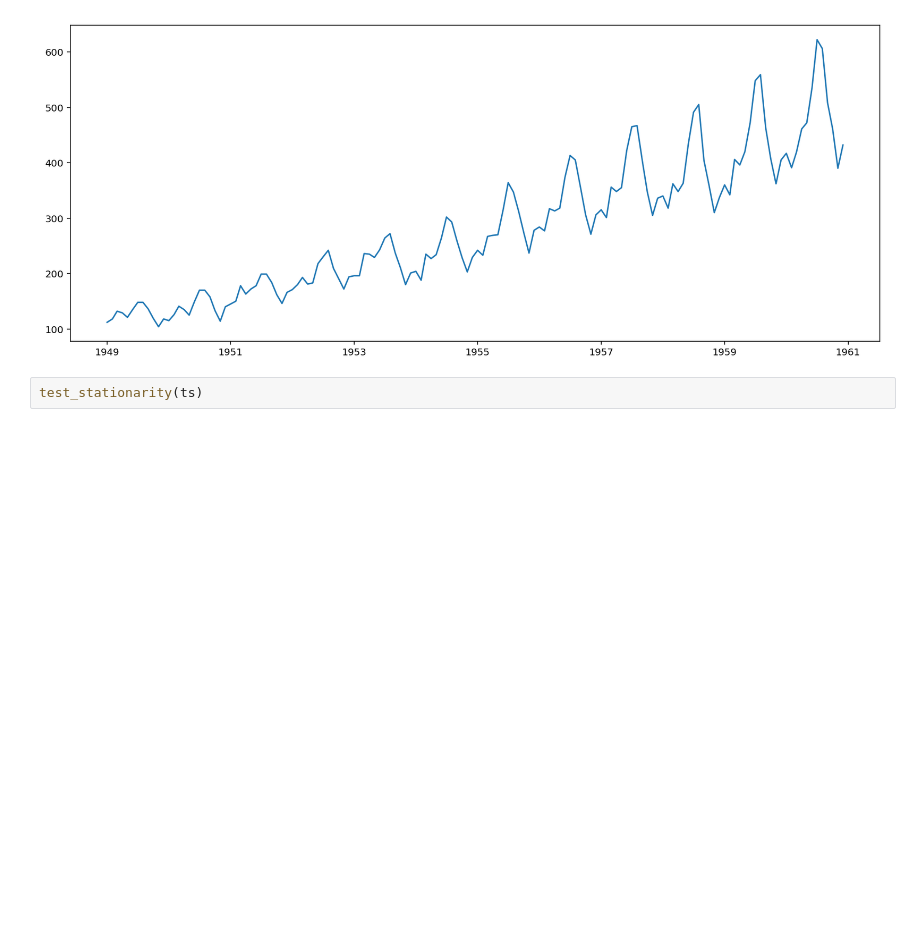
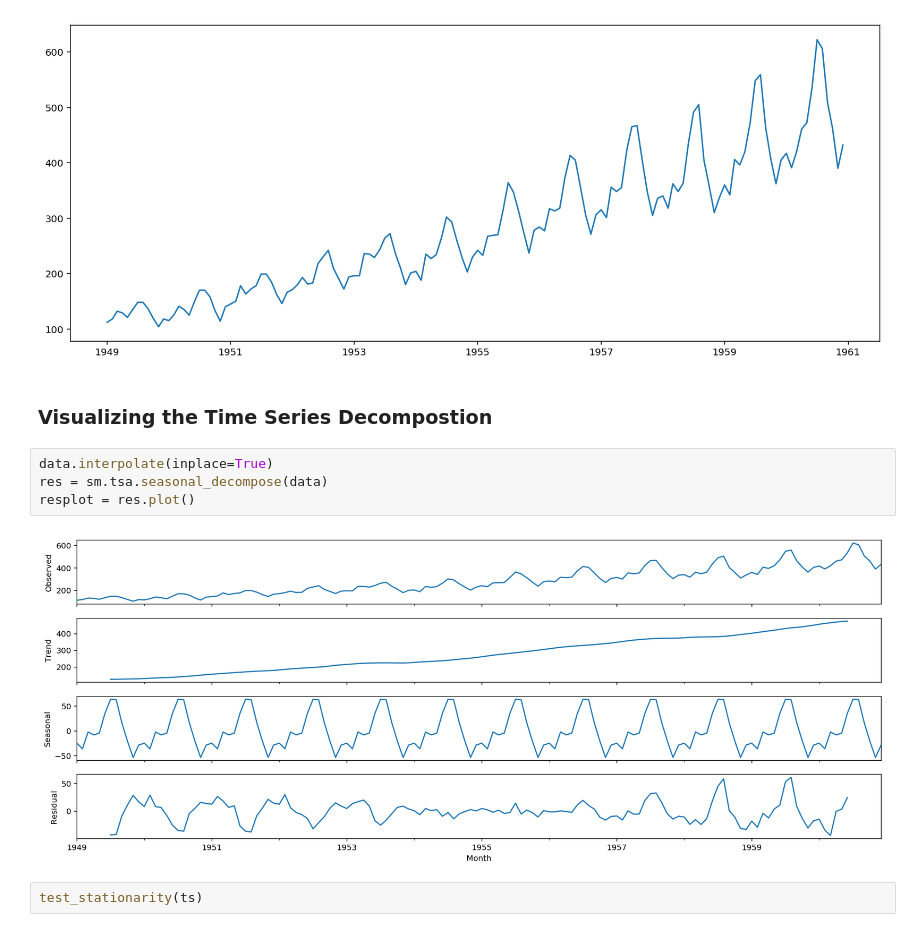
Before and after one commit to iAmeeth/Time-Series-Data, a Jupyter notebook: Scripts/Time Series Forecasting.ipynb, the cells around one changed output. Drawn from its saved outputs; the diff is of its cells as text; blank space fills up the shorter version.

```diff
--- a/Scripts/Time Series Forecasting.ipynb
+++ b/Scripts/Time Series Forecasting.ipynb
@@ -60,6 +61,14 @@ plt.plot(ts)
 # %% [output]
 [<matplotlib.lines.Line2D at 0x...>]
 [figure]
+# %% [markdown]
+### Visualizing the Time Series Decompostion
+# %%
+data.interpolate(inplace=True)
+res = sm.tsa.seasonal_decompose(data)
+resplot = res.plot()
+# %% [output]
+[figure, added]
 # %%
 test_stationarity(ts)
 # %% [output]
```
Also changed, not shown: parts of 18 cells of this notebook.
